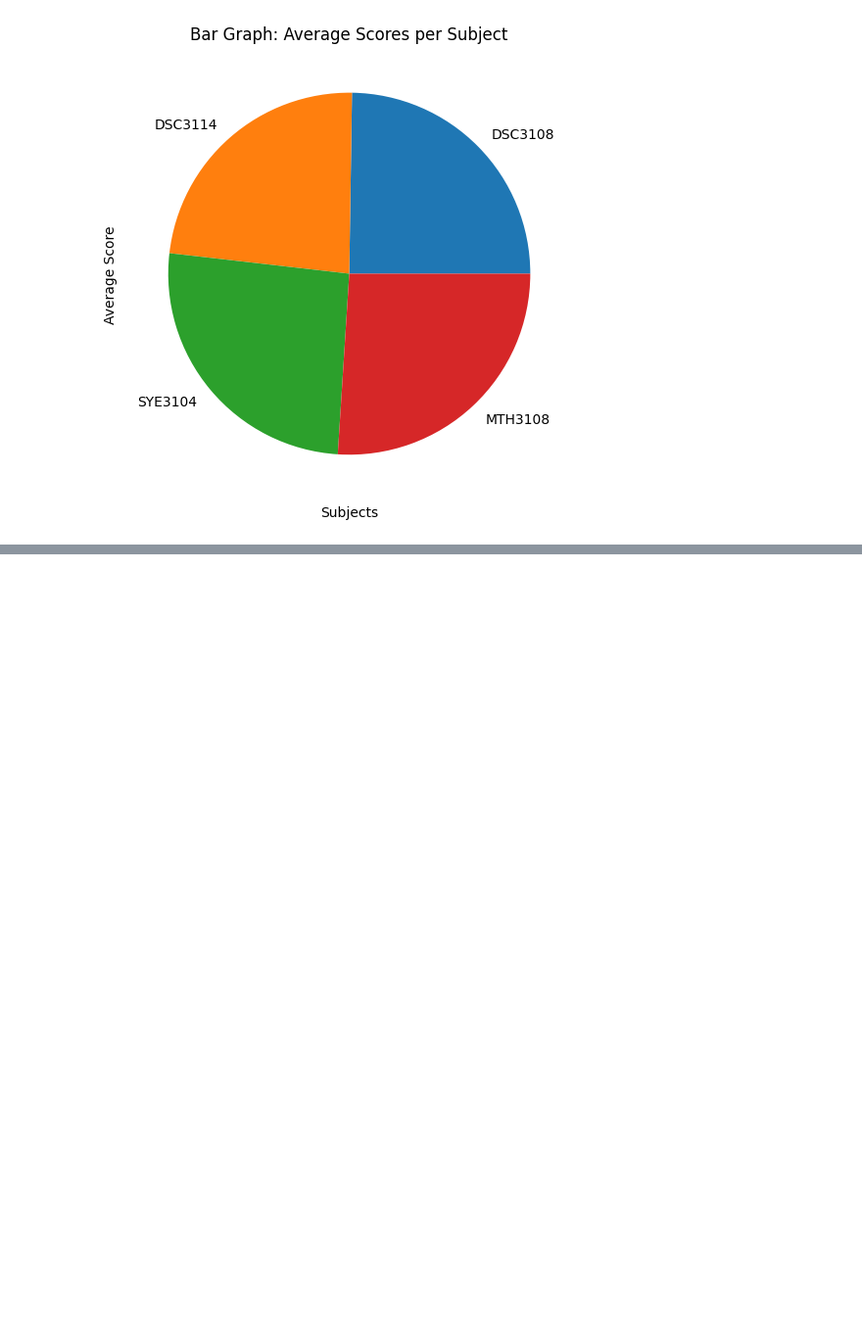
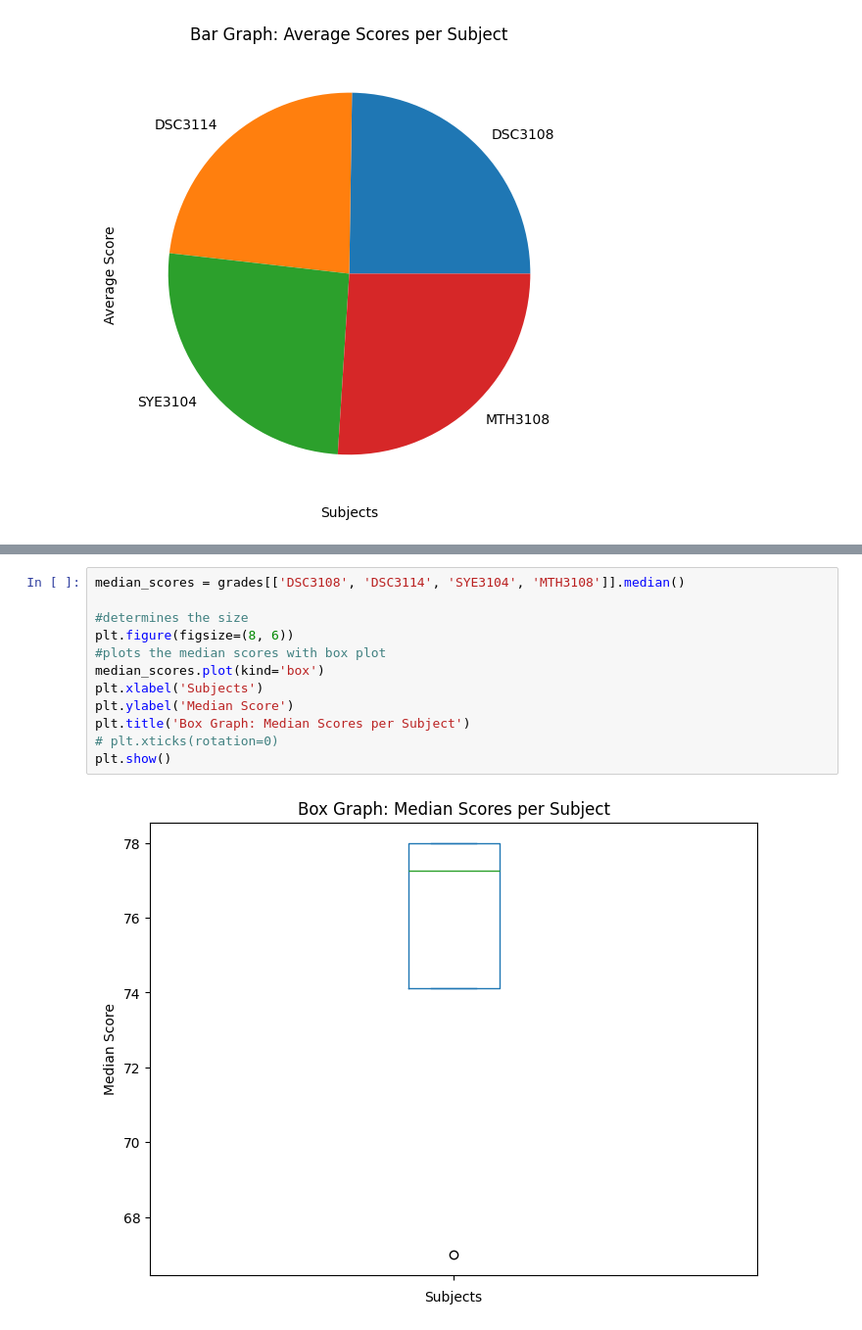
Before and after one commit to ATWIINETIRZAH/DataPath-From-Raw-to-Insights, a Jupyter notebook: Data_Cleaning/visualization.ipynb, the cells around one changed output, grey strips where cells are left out. Shown: that part at 98% size. Saved outputs shown, nothing was run; the diff lists cells and outputs as text; blank space fills up the shorter version.

Commit message:
created a box graphand histogram with median values of subjects

```diff
--- a/Data_Cleaning/visualization.ipynb
+++ b/Data_Cleaning/visualization.ipynb
@@ -115,3 +115,17 @@ plt.xticks(rotation=0)
 plt.show()
 # %% [output]
 [figure]
+# %%
+median_scores = grades[['DSC3108', 'DSC3114', 'SYE3104', 'MTH3108']].median()
+
+#determines the size
+plt.figure(figsize=(8, 6))
+#plots the median scores with box plot
+median_scores.plot(kind='box')
+plt.xlabel('Subjects')
+plt.ylabel('Median Score')
+plt.title('Box Graph: Median Scores per Subject')
+# plt.xticks(rotation=0)
+plt.show()
+# %% [output]
+[figure, added]
```
Also changed, not shown: parts of 2 cells of this notebook.
